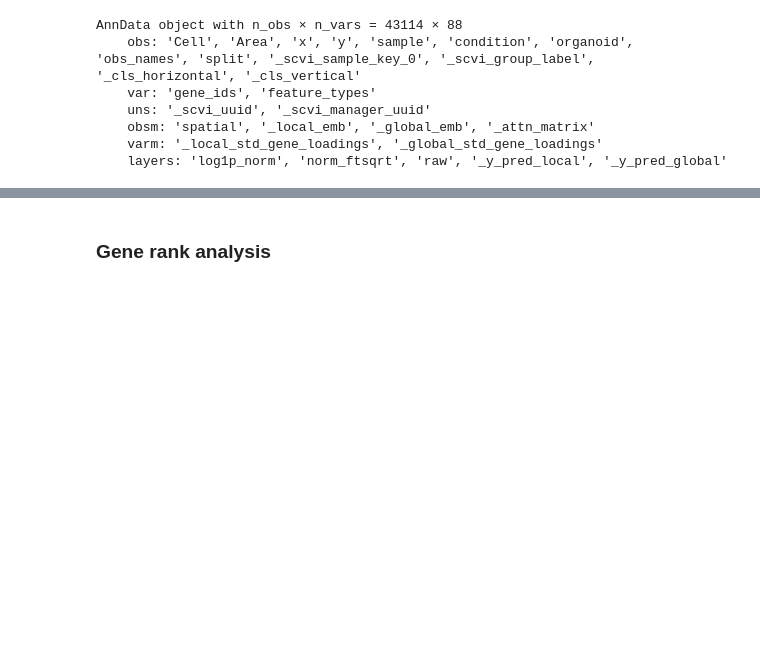
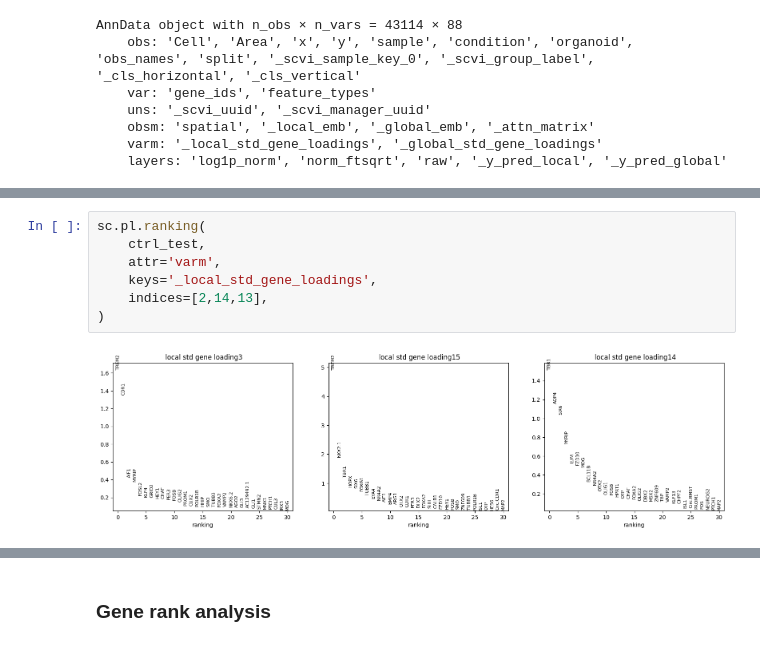
Before and after one commit to theislab/interscale, a Jupyter notebook: docs/notebooks/dual_decoder_legnini_gex_eval.ipynb, the cells around one changed output, grey strips where cells are left out. Drawn from its saved outputs; the diff is of its cells as text; blank space fills up the shorter version.

```diff
--- a/docs/notebooks/dual_decoder_legnini_gex_eval.ipynb
+++ b/docs/notebooks/dual_decoder_legnini_gex_eval.ipynb
@@ -149,0 +176,9 @@ array([[nan, nan, nan, ..., nan, nan, nan],
+# %%
+sc.pl.ranking(
+    ctrl_test,
+    attr='varm',
+    keys='_local_std_gene_loadings',
+    indices=[2,14,13],
+)
+# %% [output]
+[figure, added]
```
Also changed, not shown: parts of 61 cells of this notebook, 3 other files.
